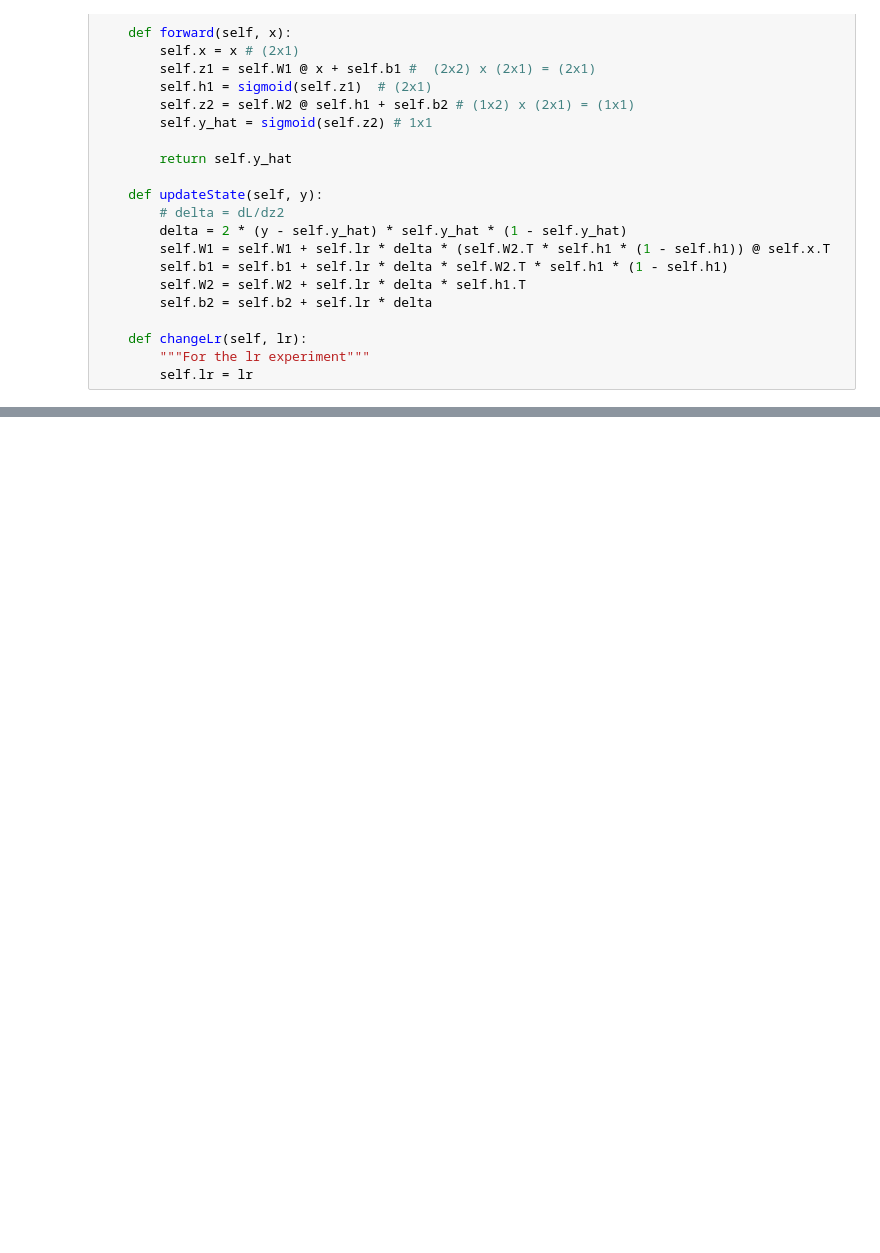
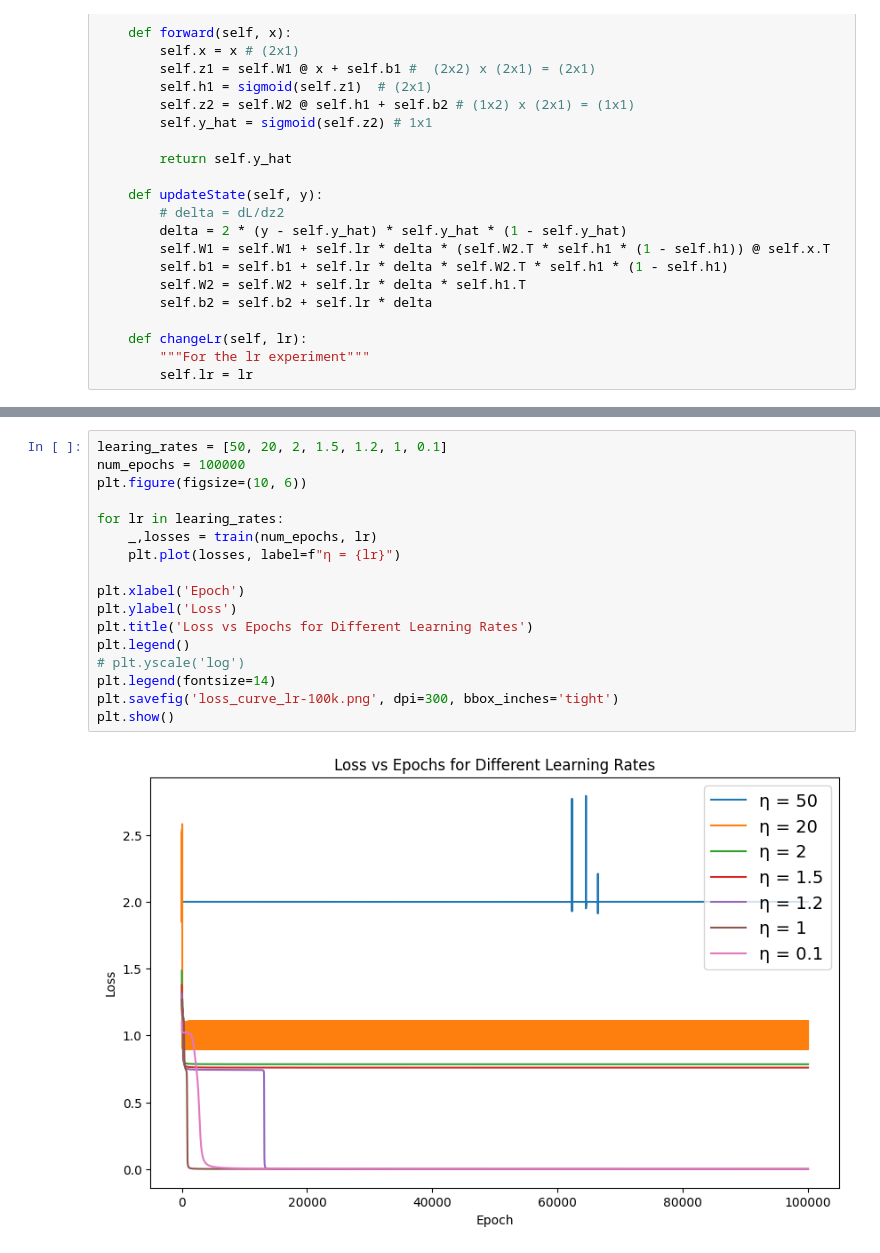
Before and after one commit to n3el-k/gradient-descent-math-ia, a Jupyter notebook: code/lr-experiment.ipynb, the cells around one changed output, grey strips where cells are left out. Cells and saved outputs as stored; diff of their text form; blank space fills up the shorter version.

```diff
--- a/code/lr-experiment.ipynb
+++ b/code/lr-experiment.ipynb
@@ -91,0 +116,19 @@ plt.show()
+# %%
+learing_rates = [50, 20, 2, 1.5, 1.2, 1, 0.1]
+num_epochs = 100000
+plt.figure(figsize=(10, 6))
+
+for lr in learing_rates:
+    _,losses = train(num_epochs, lr)
+    plt.plot(losses, label=f"η = {lr}")
+
+plt.xlabel('Epoch')
+plt.ylabel('Loss')
+plt.title('Loss vs Epochs for Different Learning Rates')
+plt.legend()
+# plt.yscale('log')
+plt.legend(fontsize=14)
+plt.savefig('loss_curve_lr-100k.png', dpi=300, bbox_inches='tight')
+plt.show()
+# %% [output]
+[figure, added]
```
Also changed, not shown: parts of 8 cells of this notebook, 6 other files.
